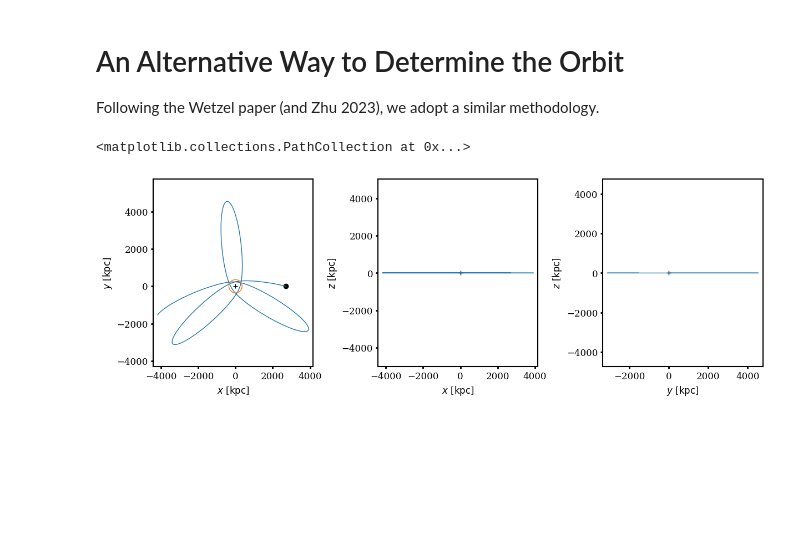
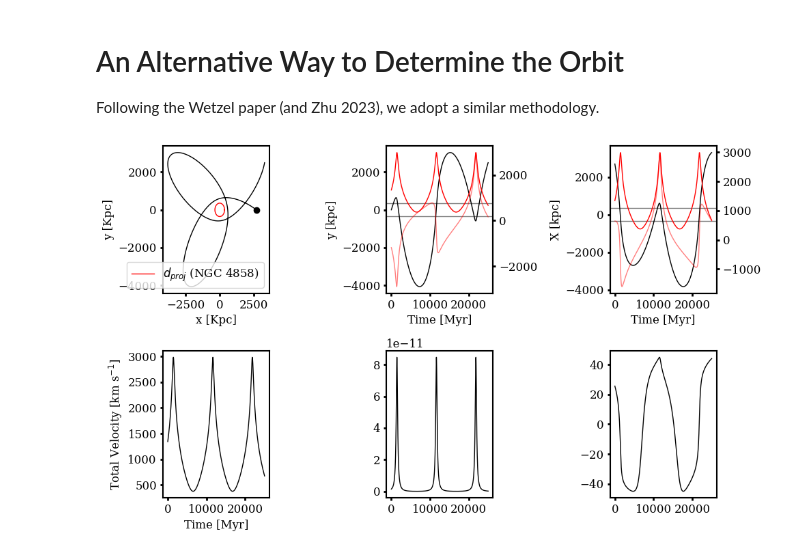
Before and after one commit to HSouch/galarp, a Jupyter notebook: paper/create_icminflow.ipynb, the cells around one changed output. Drawn from its saved outputs; the diff is of its cells as text; code cells hidden in the pictures; blank space fills up the shorter version.

```diff
--- a/paper/create_icminflow.ipynb
+++ b/paper/create_icminflow.ipynb
@@ -128,7 +128,7 @@ ts, qs, ps = gen_coma_orbit()
 def Beta_Model(x, n_0=1., r_c=1., beta=1.):
     return (n_0 * (1. + (x/r_c)**2) ** (-3.*beta/2.))
 # %%
-t_coma_density = Table.read("Coma-Density.csv", format="csv")
+t_coma_density = Table.read("temp/Coma-Density.csv", format="csv")
 
 radii, density = t_coma_density['Radius'], t_coma_density['Density']
 
@@ -325,42 +325,89 @@ plt.xlim(0, 2500)
 Following the Wetzel paper (and Zhu 2023), we adopt a similar methodology.
 # %%
 
-
-
-coma_mass = 1.88e15 * u.Msun
+coma_mass = 0.95e15 * u.Msun
 concentration = 9
 
 coma_pot = gp.NFWPotential.from_M200_c(M200=coma_mass,
                                         c=concentration,
                                         units=galactic)
 
 
 
 v_200 = np.sqrt(c.G * coma_mass / (1.99 * u.Mpc)).to(u.km / u.s)
 
 
 pos = [2.7, 0, 0] * u.Mpc
-vel = [-0.822, 0.2, 0] * v_200
+vel = [-0.822, 0.45, 0] * v_200
 
 
 w0 = gd.PhaseSpacePosition(pos=pos, vel=vel)
 
 n_steps, dt = 5000, 5 * u.Myr
 orbit = gp.Hamiltonian(coma_pot).integrate_orbit(w0, dt=dt, n_steps=n_steps)
 
+ell = grp.ellipse_coords(0, 0, 355, 355, 0)
+
+x,y,z = orbit.pos.xyz
+r = np.sqrt(x**2 + y**2 + z**2)
+
+density = fit(r.value) * (u.g / u.cm**3)
+
+vx, vy, vz = orbit.vel.d_xyz.to(u.km / u.s)
+
+vtot = np.sqrt(vx**2 + vy**2 + vz**2)
+
+dw_angle = np.rad2deg(np.arctan(vy / vtot))
+
+rpp = (density * vtot ** 2).to(u.g / u.cm / u.s**2)
+
+tlim = (0, 10000)
 
 
-fig = orbit.plot()
-ax = fig.axes
+fig, ax = plt.subplots(2, 3, figsize=(10, 6), sharex=False)
 
-for axis in ax:
-    axis.scatter(0, 0, color="k", marker="+")
+ax[0][0].plot(x, y, color="black")
+ax[0][0].scatter(x[0], y[0], color="black")
+ax[0][0].set(xlabel="x [Kpc]", ylabel="y [Kpc]")
+ax[0][0].plot(ell[0], ell[1], color="red", label="$d_{proj}$ (NGC 4858)")
 
-ell = grp.ellipse_coords(0, 0, 355, 355, 0)
-ax[0].plot(ell[0], ell[1])
-ax[0].scatter(2700, 0, color="black")
+ax[0][0].legend(loc="lower right", fontsize=12)
+
+ax[0][1].plot(orbit.t, y, color="black")
+ax[0][1].axhline(-355, color="black", alpha=0.5)
+ax[0][1].axhline(355, color="black", alpha=0.5)
+
+ax[0][1].set(xlabel="Time [Myr]", ylabel="y [kpc]", )
+
+vtwin = ax[0][1].twinx()
+vtwin.plot(orbit.t, vx, color="red", alpha=0.5)
+vtwin.plot(orbit.t, vtot, color="red")
+
+
+ax[0][2].plot(orbit.t, x, color="black")
+ax[0][2].axhline(-355, color="black", alpha=0.5)
+ax[0][2].axhline(355, color="black", alpha=0.5)
+
+ax[0][2].set(xlabel="Time [Myr]", ylabel="X [kpc]", )
+
+vtwin = ax[0][2].twinx()
+vtwin.plot(orbit.t, vy, color="red", alpha=0.5)
+vtwin.plot(orbit.t, vtot, color="red")
+
+
+ax[1][0].plot(orbit.t, vtot, color="black")
+ax[1][0].set(xlabel="Time [Myr]", ylabel="Total Velocity [km s$^{-1}$]")
+
+
+ax[1][1].plot(orbit.t, rpp, color="black")
+
+ax[1][2].plot(orbit.t, dw_angle, color="black")
+
+plt.tight_layout()
+
+#plt.subplots_adjust(wspace=0.5)
+plt.show()
 # %% [output]
-<matplotlib.collections.PathCollection at 0x...>
-[figure, old version]
+[figure, new version]
 # %%
 def PE(R):
```
Also changed, not shown: parts of 2 cells of this notebook, 2 other files.
